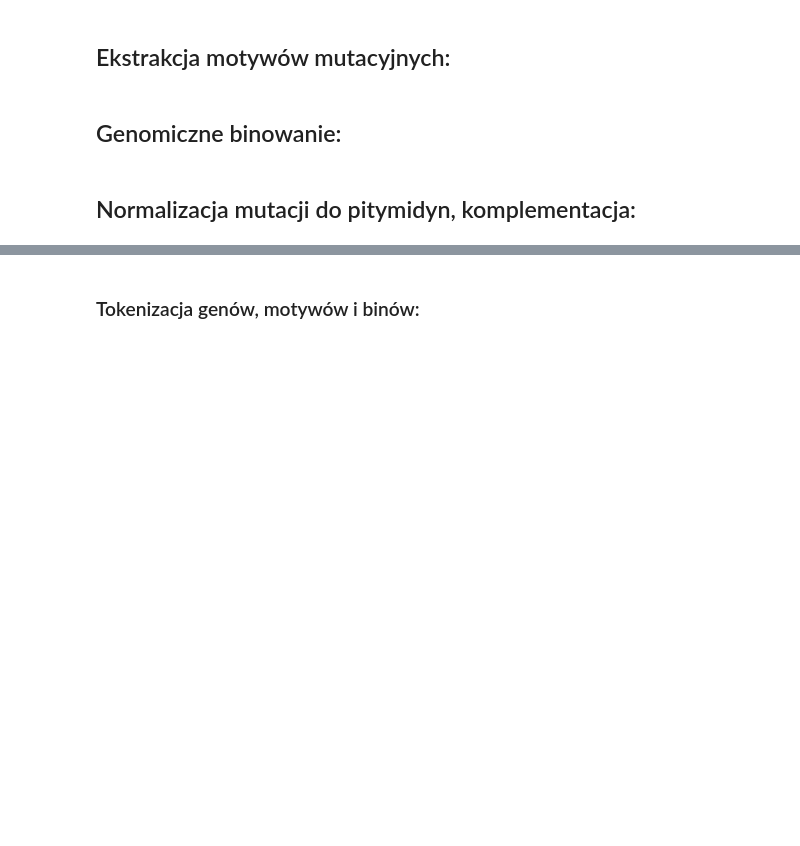
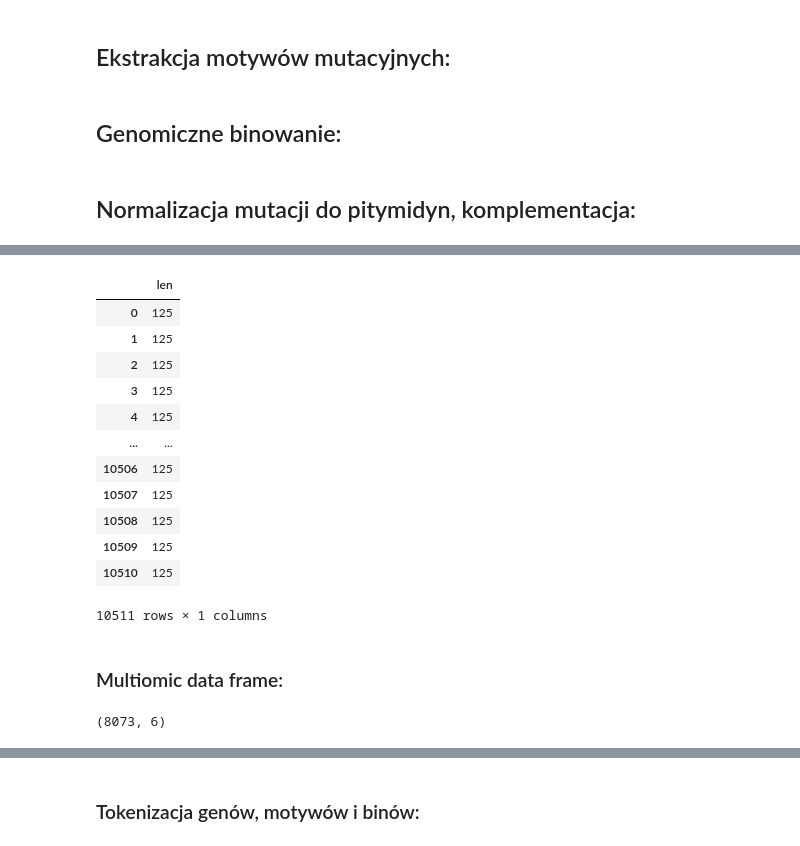
Before and after one commit to Karikolo/SysBiol_Multiomics_Proj_5, a Jupyter notebook: biolsys-project-5.ipynb, the cells around one changed output, grey strips where cells are left out. Saved outputs shown, nothing was run; the diff lists cells and outputs as text; code cells hidden in the pictures; blank space fills up the shorter version.

```diff
--- a/biolsys-project-5.ipynb
+++ b/biolsys-project-5.ipynb
@@ -228,0 +414,16 @@ df_expressions = df_expressions.drop_duplicates(subset=['gene_name', 'case_barco
+# %%
+grouped_expression_df['median'].agg([len])
+# %% [output]
+|  | len |
+| 0 | 125 |
+| 1 | 125 |
+| 2 | 125 |
+| 3 | 125 |
+| 4 | 125 |
+| ... | ... |
+| 10506 | 125 |
+| 10507 | 125 |
+| 10508 | 125 |
+| 10509 | 125 |
+| 10510 | 125 |
+10511 rows × 1 columns
@@ -228,0 +448,6 @@ df_expressions = df_expressions.drop_duplicates(subset=['gene_name', 'case_barco
+# %% [markdown]
+### Multiomic data frame:
+# %%
+grouped_mutations_df.shape
+# %% [output]
+(8073, 6)
```
Also changed, not shown: parts of 74 cells of this notebook.
